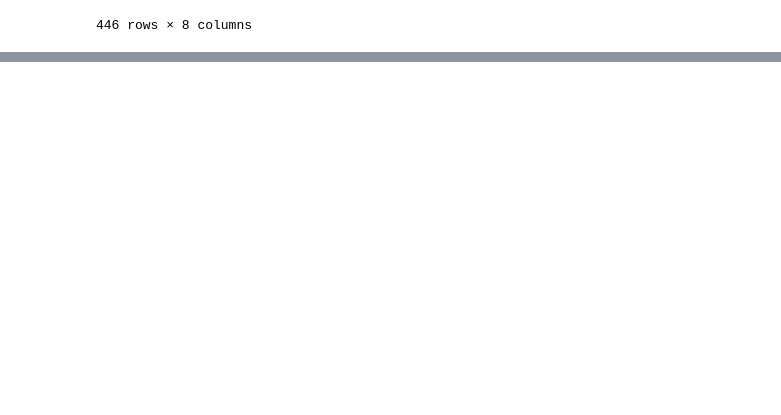
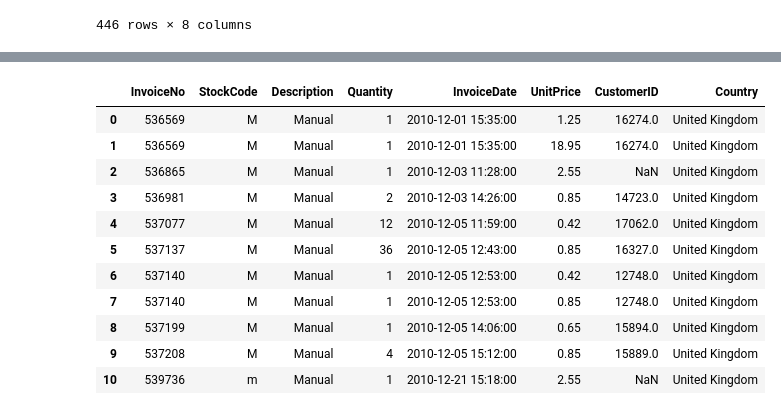
Before and after one commit to Adamb0lt/Shopping-analysis-visualization, a Jupyter notebook: online_retail_analysis.ipynb, the cells around one changed output, grey strips where cells are left out. Cells and saved outputs as stored; diff of their text form; code cells hidden in the pictures; blank space fills up the shorter version.

Commit message:
Data cleaning done, now analysis

```diff
--- a/online_retail_analysis.ipynb
+++ b/online_retail_analysis.ipynb
@@ -325,0 +347,20 @@ customer_info.head() #note this table will be fixed up a bit later
+# %%
+#Everything above looks fine except for the stockcodes of m and M
+M_stock_codes = pd.DataFrame()
+
+M_stock_codes = new_online_retail[new_online_retail['StockCode'] == 'M'].head(10)
+M_stock_codes = pd.concat([M_stock_codes,new_online_retail[new_online_retail['StockCode'] == 'm'].head(10)],ignore_index=True)
+M_stock_codes.head(20)
+# %% [output]
+|  | InvoiceNo | StockCode | Description | Quantity | InvoiceDate | UnitPrice | CustomerID | Country |
+| 0 | 536569 | M | Manual | 1 | 2010-12-01 15:35:00 | 1.25 | 16274.0 | United Kingdom |
+| 1 | 536569 | M | Manual | 1 | 2010-12-01 15:35:00 | 18.95 | 16274.0 | United Kingdom |
+| 2 | 536865 | M | Manual | 1 | 2010-12-03 11:28:00 | 2.55 | NaN | United Kingdom |
+| 3 | 536981 | M | Manual | 2 | 2010-12-03 14:26:00 | 0.85 | 14723.0 | United Kingdom |
+| 4 | 537077 | M | Manual | 12 | 2010-12-05 11:59:00 | 0.42 | 17062.0 | United Kingdom |
+| 5 | 537137 | M | Manual | 36 | 2010-12-05 12:43:00 | 0.85 | 16327.0 | United Kingdom |
+| 6 | 537140 | M | Manual | 1 | 2010-12-05 12:53:00 | 0.42 | 12748.0 | United Kingdom |
+| 7 | 537140 | M | Manual | 1 | 2010-12-05 12:53:00 | 0.85 | 12748.0 | United Kingdom |
+| 8 | 537199 | M | Manual | 1 | 2010-12-05 14:06:00 | 0.65 | 15894.0 | United Kingdom |
+| 9 | 537208 | M | Manual | 4 | 2010-12-05 15:12:00 | 0.85 | 15889.0 | United Kingdom |
+| 10 | 539736 | m | Manual | 1 | 2010-12-21 15:18:00 | 2.55 | NaN | United Kingdom |
```
Also changed, not shown: parts of 33 cells of this notebook.
